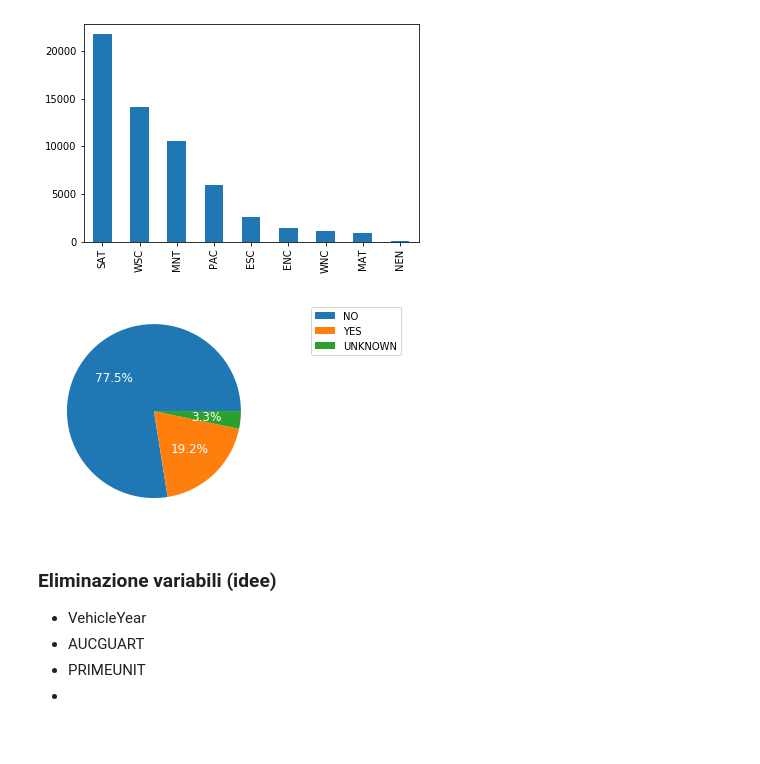
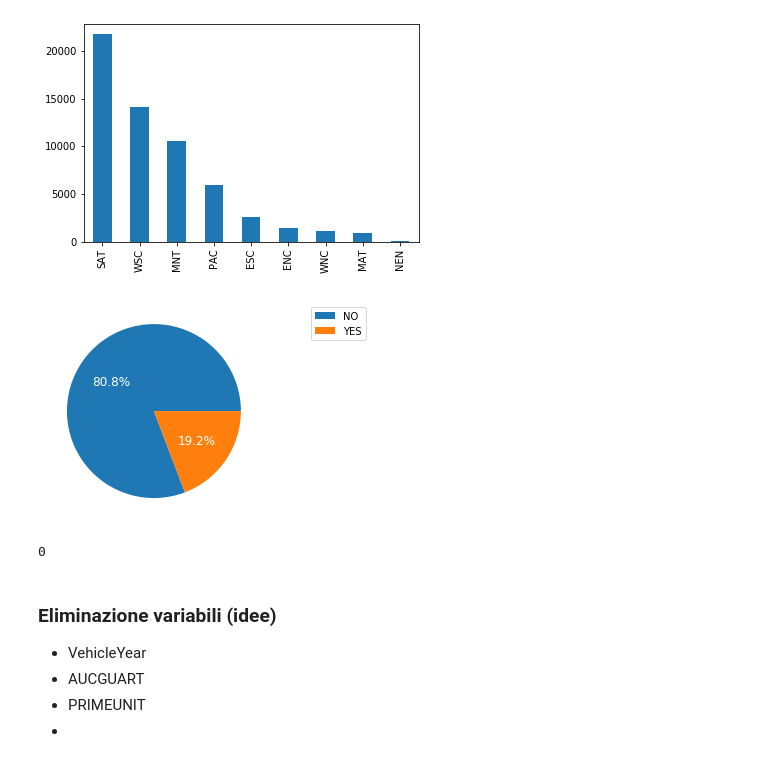
Before and after one commit to andybbruno/DataMining, a Jupyter notebook: DataUnderstanding.ipynb, the cells around one changed output. Cells and saved outputs as stored; diff of their text form; code cells hidden in the pictures.

```diff
--- a/DataUnderstanding.ipynb
+++ b/DataUnderstanding.ipynb
@@ -12,7 +12,7 @@ import seaborn as sns
 from collections import defaultdict
 from scipy.stats.stats import pearsonr
 # %%
-df = pd.read_csv('test.csv')
+df = pd.read_csv('training.csv')
 # %%
 df.head()
 # %% [output]
@@ -385,23 +385,23 @@ plot = df['Region'].value_counts().plot(kind='bar')
 [figure]
 # %%
 sost = []
-
-df['Trim'].fillna('NaN', inplace=True)
 
 for i in df['Trim']:
     if i == 'Bas':
         sost.append('YES')
-    elif i == 'NaN':
-        sost.append('UNKNOWN')
     else:
         sost.append("NO")
 
 df['IsBase'] = sost
 plot = df['IsBase'].value_counts().plot.pie(legend=True,autopct='%1.1f%%',textprops=dict(color="w",size="12"))
 plot.legend(bbox_to_anchor=(1.2,1), loc="upper left")
 plot.axes.get_yaxis().set_visible(False)
 # %% [output]
-[figure, old version]
+[figure, new version]
+# %%
+df['IsBase'].isnull().sum()
+# %% [output]
+0
 # %% [markdown]
 ### Eliminazione variabili (idee)
 
```
Also changed, not shown: parts of 31 cells of this notebook.
